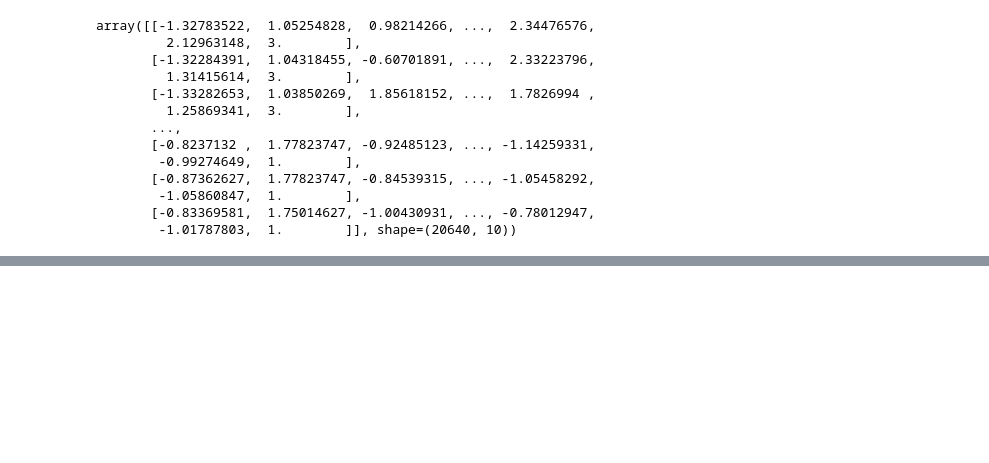
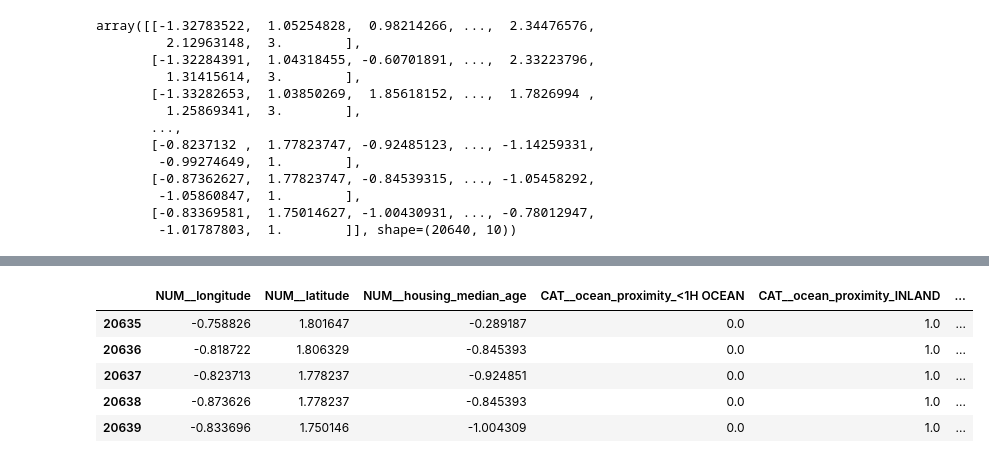
Before and after one commit to AliyarBhos/Works-done-in-Div-Academy, a Jupyter notebook: Module3(From_28_jan)/End_To_End_Machine_Learning_Day6(Building_Pipeline).ipynb, the cells around one changed output, grey strips where cells are left out. Saved outputs shown, nothing was run; the diff lists cells and outputs as text; code cells hidden in the pictures; blank space fills up the shorter version.

```diff
--- a/Module3(From_28_jan)/End_To_End_Machine_Learning_Day6(Building_Pipeline).ipynb
+++ b/Module3(From_28_jan)/End_To_End_Machine_Learning_Day6(Building_Pipeline).ipynb
@@ -83,0 +91,52 @@ array([[-1.32783522,  1.05254828,  0.98214266, ...,  2.34476576,
+# %%
+from sklearn.preprocessing import StandardScaler, OneHotEncoder, FunctionTransformer
+from sklearn.impute import SimpleImputer
+from sklearn.pipeline import Pipeline
+from sklearn.compose import ColumnTransformer
+
+num_cols = ['longitude',  'latitude', 'housing_median_age', ]
+log_cols = ['total_rooms','total_bedrooms', 'population',
+            'households', 'median_income', 'median_house_value']
+cat_cols = ['ocean_proximity']
+
+log_pipeline = Pipeline([
+    ("imp", SimpleImputer(strategy = 'median')),
+    ("log", FunctionTransformer(func=np.log1p, inverse_func=np.expm1, feature_names_out='one-to-one')),
+    ("scl", StandardScaler()),
+])
+ratio_pipeline = Pipeline([
+    ("imp", SimpleImputer(strategy = 'median')),
+    ("rat", FunctionTransformer(
+        func=lambda arr: arr[:, [0]]/arr[:, [1]],
+        feature_names_out=lambda *args, **kwargs: ['ratio'])
+    ),
+    ("scl", StandardScaler()),
+])
+num_pipeline = Pipeline([
+    ("imp", SimpleImputer(strategy = 'median')),
+    ("scl", StandardScaler()),
+])
+cat_pipeline = Pipeline([
+    ("imp", SimpleImputer(strategy = 'most_frequent')),
+    ("enc", OneHotEncoder()),
+])
+
+preprocessing = ColumnTransformer([
+    ("NUM", num_pipeline, num_cols),
+    ("CAT", cat_pipeline, cat_cols),
+    ("LOG", log_pipeline, log_cols),
+    ("RAT_tb/tr", ratio_pipeline, ['total_bedrooms', 'total_rooms']),
+    ("RAT_p/tr", ratio_pipeline, ['population', 'total_rooms']),
+    ("RAT_h/tr", ratio_pipeline, ['households', 'total_rooms']),
+])
+
+df_arr = preprocessing.fit_transform(df)
+df_tr = pd.DataFrame(df_arr, columns=preprocessing.get_feature_names_out())
+df_tr.tail()
+# %% [output]
+|  | NUM__longitude | NUM__latitude | NUM__housing_median_age | CAT__ocean_proximity_<1H OCEAN | CAT__ocean_proximity_INLAND | ... |
+| 20635 | -0.758826 | 1.801647 | -0.289187 | 0.0 | 1.0 | ... |
+| 20636 | -0.818722 | 1.806329 | -0.845393 | 0.0 | 1.0 | ... |
+| 20637 | -0.823713 | 1.778237 | -0.924851 | 0.0 | 1.0 | ... |
+| 20638 | -0.873626 | 1.778237 | -0.845393 | 0.0 | 1.0 | ... |
+| 20639 | -0.833696 | 1.750146 | -1.004309 | 0.0 | 1.0 | ... |
```
Also changed, not shown: parts of 2 cells of this notebook.
